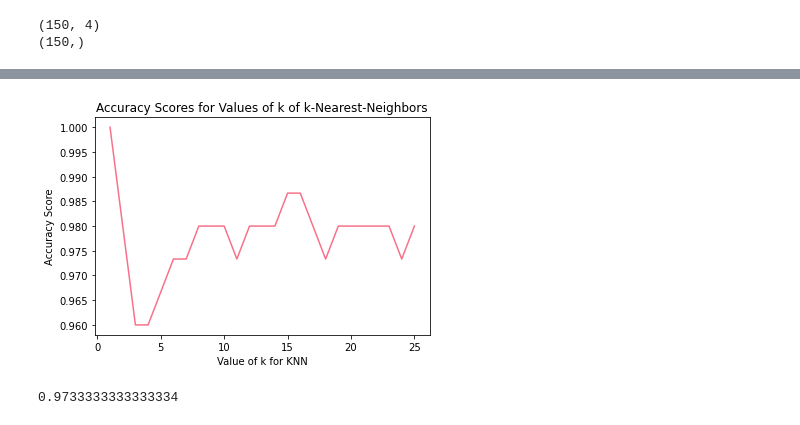
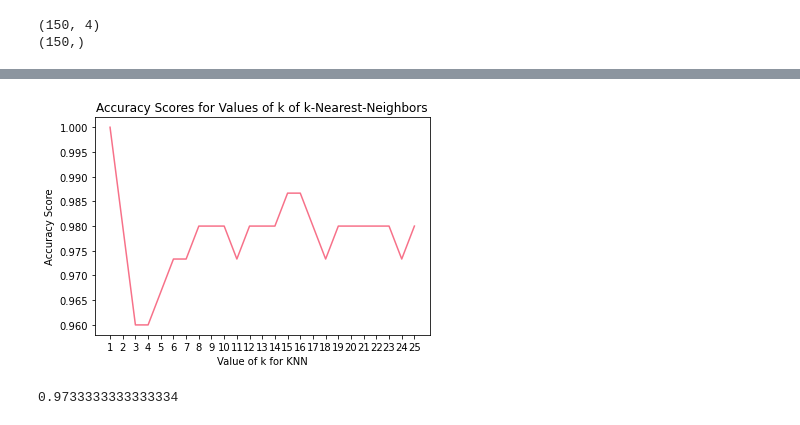
Before and after one commit to w4bo/teaching-handsondatapipelines, a Jupyter notebook: 01-MachineLearning/03-iris.ipynb, the cells around one changed output, grey strips where cells are left out. Cells and saved outputs as stored; diff of their text form; code cells hidden in the pictures.

```diff
--- a/01-MachineLearning/03-iris.ipynb
+++ b/01-MachineLearning/03-iris.ipynb
@@ -15,7 +15,7 @@ from sklearn.neighbors import KNeighborsClassifier
 from sklearn.linear_model import LogisticRegression
 from sklearn.model_selection import train_test_split
 
-data = pd.read_csv('datasets/iris.csv')
+df = pd.read_csv('datasets/iris.csv')
 # %% [markdown]
 ## Data understanding
 
@@ -121,6 +157,6 @@ plt.show()
 # %%
-X = data.drop(['Id', 'Species'], axis=1)
-y = data['Species']
+X = df.drop(['Id', 'Species'], axis=1)
+y = df['Species']
 # print(X.head())
 print(X.shape)
 # print(y.head())
@@ -135,20 +202,21 @@ print(y.shape)
 # %%
 # experimenting with different n values
 k_range = list(range(1,26))
 scores = []
 for k in k_range:
     knn = KNeighborsClassifier(n_neighbors=k)
     knn.fit(X, y)
     y_pred = knn.predict(X)
     scores.append(metrics.accuracy_score(y, y_pred))
 
 plt.plot(k_range, scores)
+plt.xticks(k_range)
 plt.xlabel('Value of k for KNN')
 plt.ylabel('Accuracy Score')
 plt.title('Accuracy Scores for Values of k of k-Nearest-Neighbors')
 plt.show()
 # %% [output]
-[figure, old version]
+[figure, new version]
 # %%
 logreg = LogisticRegression()
 logreg.fit(X, y)
```
Also changed, not shown: parts of 32 cells of this notebook, 30 other files.
